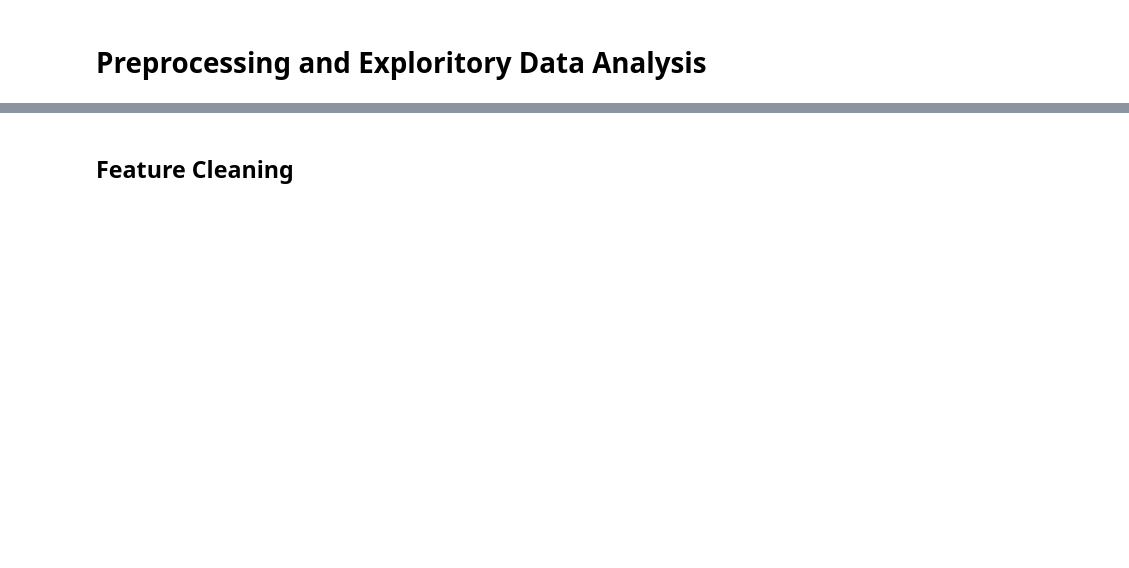
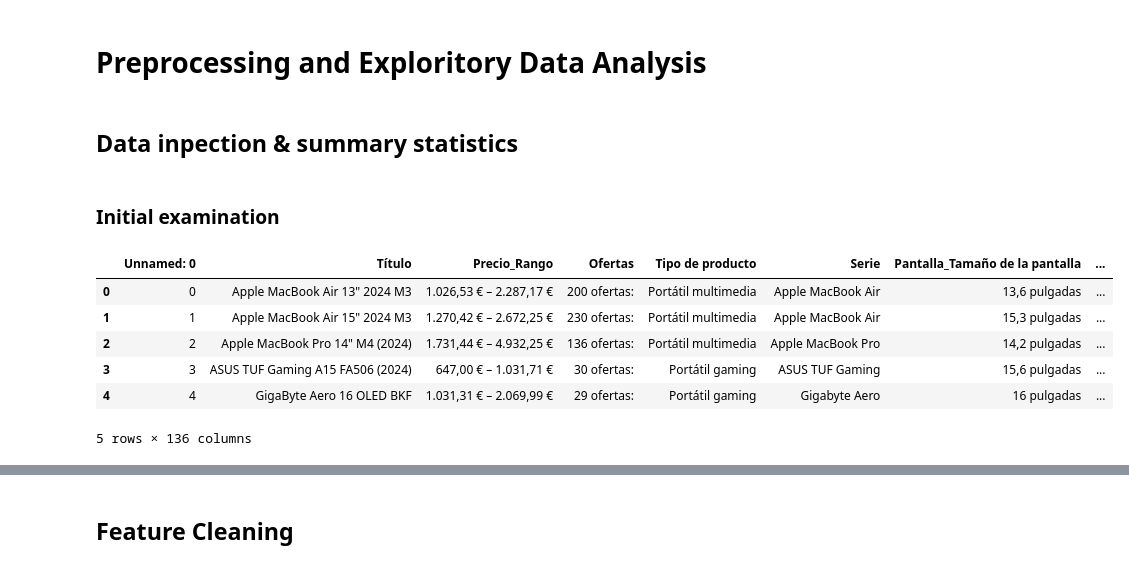
Before and after one commit to oholmess/PcPartPicker3000, a Jupyter notebook: assignment/EDA.ipynb, the cells around one changed output, grey strips where cells are left out. Saved outputs shown, nothing was run; the diff lists cells and outputs as text; code cells hidden in the pictures; blank space fills up the shorter version.

```diff
--- a/assignment/EDA.ipynb
+++ b/assignment/EDA.ipynb
@@ -9,3 +9,17 @@ import seaborn as sns
 # %%
 # Load in the dataframe
 df = pd.read_csv('../data/db_computers_2025_raw.csv')
+# %% [markdown]
+## Data inpection & summary statistics
+# %% [markdown]
+### Initial examination
+# %%
+df.head()
+# %% [output]
+|  | Unnamed: 0 | Título | Precio_Rango | Ofertas | Tipo de producto | Serie | Pantalla_Tamaño de la pantalla | ... |
+| 0 | 0 | Apple MacBook Air 13" 2024 M3 | 1.026,53 € – 2.287,17 € | 200 ofertas: | Portátil multimedia | Apple MacBook Air | 13,6 pulgadas | ... |
+| 1 | 1 | Apple MacBook Air 15" 2024 M3 | 1.270,42 € – 2.672,25 € | 230 ofertas: | Portátil multimedia | Apple MacBook Air | 15,3 pulgadas | ... |
+| 2 | 2 | Apple MacBook Pro 14" M4 (2024) | 1.731,44 € – 4.932,25 € | 136 ofertas: | Portátil multimedia | Apple MacBook Pro | 14,2 pulgadas | ... |
+| 3 | 3 | ASUS TUF Gaming A15 FA506 (2024) | 647,00 € – 1.031,71 € | 30 ofertas: | Portátil gaming | ASUS TUF Gaming | 15,6 pulgadas | ... |
+| 4 | 4 | GigaByte Aero 16 OLED BKF | 1.031,31 € – 2.069,99 € | 29 ofertas: | Portátil gaming | Gigabyte Aero | 16 pulgadas | ... |
+5 rows × 136 columns
```
Also changed, not shown: parts of 14 cells of this notebook.
